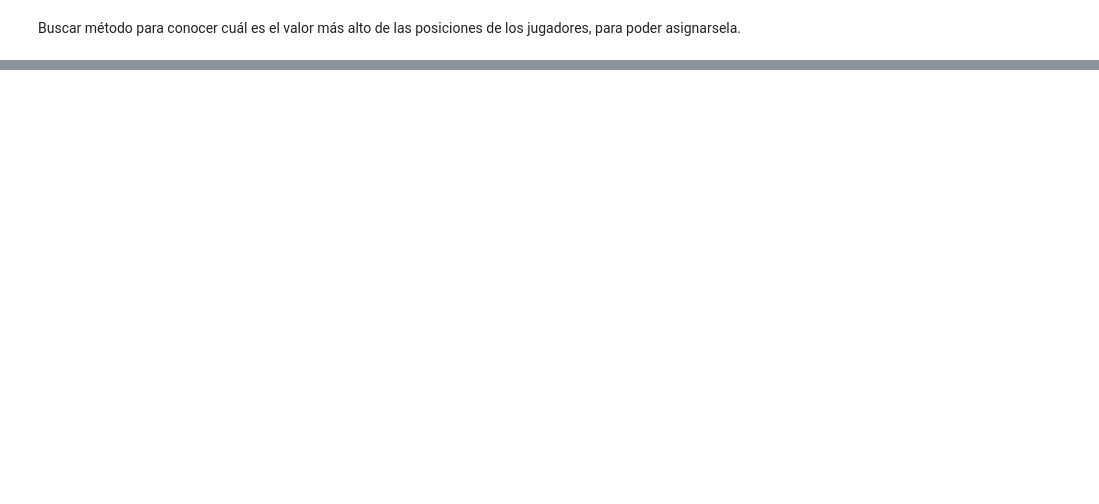
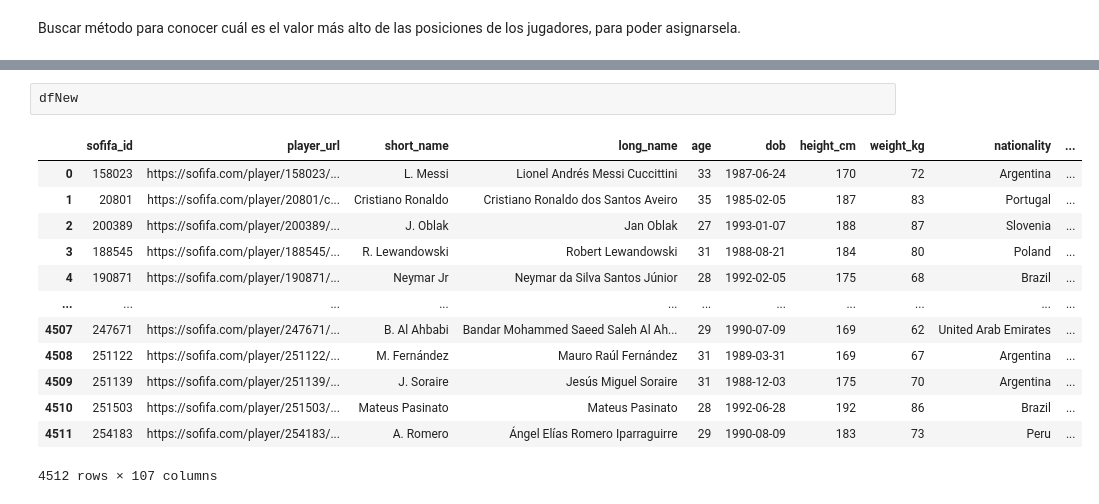
Before and after one commit to DiploDatos-Grupo2/AprendizajeNoSupervisado, a Jupyter notebook: TrabajoEntregable.ipynb, the cells around one changed output, grey strips where cells are left out. Drawn from its saved outputs; the diff is of its cells as text; blank space fills up the shorter version.

```diff
--- a/TrabajoEntregable.ipynb
+++ b/TrabajoEntregable.ipynb
@@ -204,0 +208,16 @@ Name: max, Length: 18944, dtype: object
+# %%
+dfNew
+# %% [output]
+|  | sofifa_id | player_url | short_name | long_name | age | dob | height_cm | weight_kg | nationality | ... |
+| 0 | 158023 | https://sofifa.com/player/158023/... | L. Messi | Lionel Andrés Messi Cuccittini | 33 | 1987-06-24 | 170 | 72 | Argentina | ... |
+| 1 | 20801 | https://sofifa.com/player/20801/c... | Cristiano Ronaldo | Cristiano Ronaldo dos Santos Aveiro | 35 | 1985-02-05 | 187 | 83 | Portugal | ... |
+| 2 | 200389 | https://sofifa.com/player/200389/... | J. Oblak | Jan Oblak | 27 | 1993-01-07 | 188 | 87 | Slovenia | ... |
+| 3 | 188545 | https://sofifa.com/player/188545/... | R. Lewandowski | Robert Lewandowski | 31 | 1988-08-21 | 184 | 80 | Poland | ... |
+| 4 | 190871 | https://sofifa.com/player/190871/... | Neymar Jr | Neymar da Silva Santos Júnior | 28 | 1992-02-05 | 175 | 68 | Brazil | ... |
+| ... | ... | ... | ... | ... | ... | ... | ... | ... | ... | ... |
+| 4507 | 247671 | https://sofifa.com/player/247671/... | B. Al Ahbabi | Bandar Mohammed Saeed Saleh Al Ah... | 29 | 1990-07-09 | 169 | 62 | United Arab Emirates | ... |
+| 4508 | 251122 | https://sofifa.com/player/251122/... | M. Fernández | Mauro Raúl Fernández | 31 | 1989-03-31 | 169 | 67 | Argentina | ... |
+| 4509 | 251139 | https://sofifa.com/player/251139/... | J. Soraire | Jesús Miguel Soraire | 31 | 1988-12-03 | 175 | 70 | Argentina | ... |
+| 4510 | 251503 | https://sofifa.com/player/251503/... | Mateus Pasinato | Mateus Pasinato | 28 | 1992-06-28 | 192 | 86 | Brazil | ... |
+| 4511 | 254183 | https://sofifa.com/player/254183/... | A. Romero | Ángel Elías Romero Iparraguirre | 29 | 1990-08-09 | 183 | 73 | Peru | ... |
+4512 rows × 107 columns
```
Also changed, not shown: parts of 37 cells of this notebook, 1 other file.
